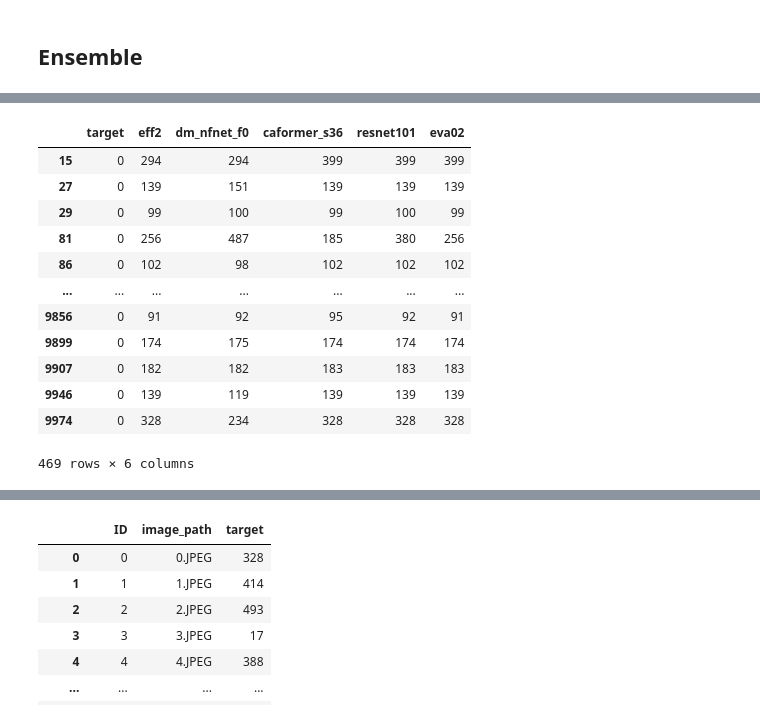
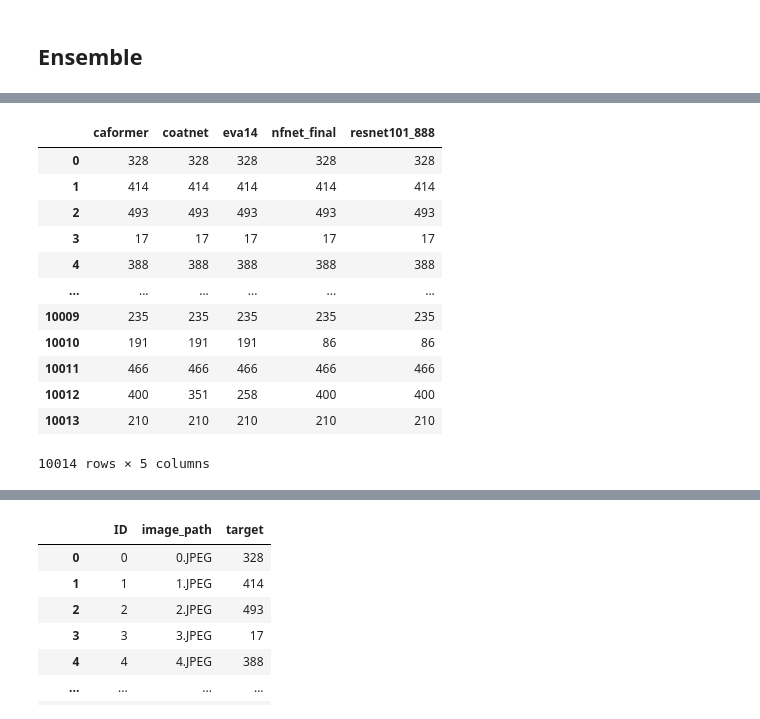
Before and after one commit to boostcampaitech7/level1-imageclassification-cv-11, a Jupyter notebook: seungsoo_code.ipynb, the cells around one changed output, grey strips where cells are left out. Saved outputs shown, nothing was run; the diff lists cells and outputs as text; code cells hidden in the pictures.

```diff
--- a/seungsoo_code.ipynb
+++ b/seungsoo_code.ipynb
@@ -720,13 +720,12 @@ def set_seed(seed: int):
     torch.backends.cudnn.benchmark = False
 set_seed(42)
 # %%
-model_names = ['efficientnetv2_rw_t.ra2_in1k','dm_nfnet_f0','caformer_s36','resnet101']
+model_names = ['caformer','coatnet','effv2','eva14','nfnet_final','resnet101_888']
 # %%
-model_names = ['eff2','dm_nfnet_f0','caformer_s36','resnet101','eva02']
 sub_list = pd.DataFrame({'target':[0]*10014})
 
 for s in model_names:
-    sub = pd.read_csv('../submissions/result/result/'+s+'.csv')
+    sub = pd.read_csv('../submissions/final_results/output_'+s+'.csv')
     sub_list[s] = sub['target']
 
 plt.figure(figsize = (8,6))
@@ -817,17 +762,17 @@ RuntimeError: Attempting to deserialize object on CUDA device 1 but torch.cuda.d
 # %%
-sub_list.iloc[np.array(sub_list['dm_nfnet_f0'] != sub_list.iloc[:,1:].mode(axis=1).iloc[:,0].astype(int)),:]
+sub_list.drop(['effv2'],axis=1).iloc[:,1:]
 # %% [output]
-|  | target | eff2 | dm_nfnet_f0 | caformer_s36 | resnet101 | eva02 |
-| 15 | 0 | 294 | 294 | 399 | 399 | 399 |
-| 27 | 0 | 139 | 151 | 139 | 139 | 139 |
-| 29 | 0 | 99 | 100 | 99 | 100 | 99 |
-| 81 | 0 | 256 | 487 | 185 | 380 | 256 |
-| 86 | 0 | 102 | 98 | 102 | 102 | 102 |
-| ... | ... | ... | ... | ... | ... | ... |
-| 9856 | 0 | 91 | 92 | 95 | 92 | 91 |
-| 9899 | 0 | 174 | 175 | 174 | 174 | 174 |
-| 9907 | 0 | 182 | 182 | 183 | 183 | 183 |
-| 9946 | 0 | 139 | 119 | 139 | 139 | 139 |
-| 9974 | 0 | 328 | 234 | 328 | 328 | 328 |
+|  | caformer | coatnet | eva14 | nfnet_final | resnet101_888 |
+| 0 | 328 | 328 | 328 | 328 | 328 |
+| 1 | 414 | 414 | 414 | 414 | 414 |
+| 2 | 493 | 493 | 493 | 493 | 493 |
+| 3 | 17 | 17 | 17 | 17 | 17 |
+| 4 | 388 | 388 | 388 | 388 | 388 |
+| ... | ... | ... | ... | ... | ... |
+| 10009 | 235 | 235 | 235 | 235 | 235 |
+| 10010 | 191 | 191 | 191 | 86 | 86 |
+| 10011 | 466 | 466 | 466 | 466 | 466 |
+| 10012 | 400 | 351 | 258 | 400 | 400 |
+| 10013 | 210 | 210 | 210 | 210 | 210 |
-469 rows × 6 columns
+10014 rows × 5 columns
 # %%
```
Also changed, not shown: parts of 7 cells of this notebook, 1 other file.
